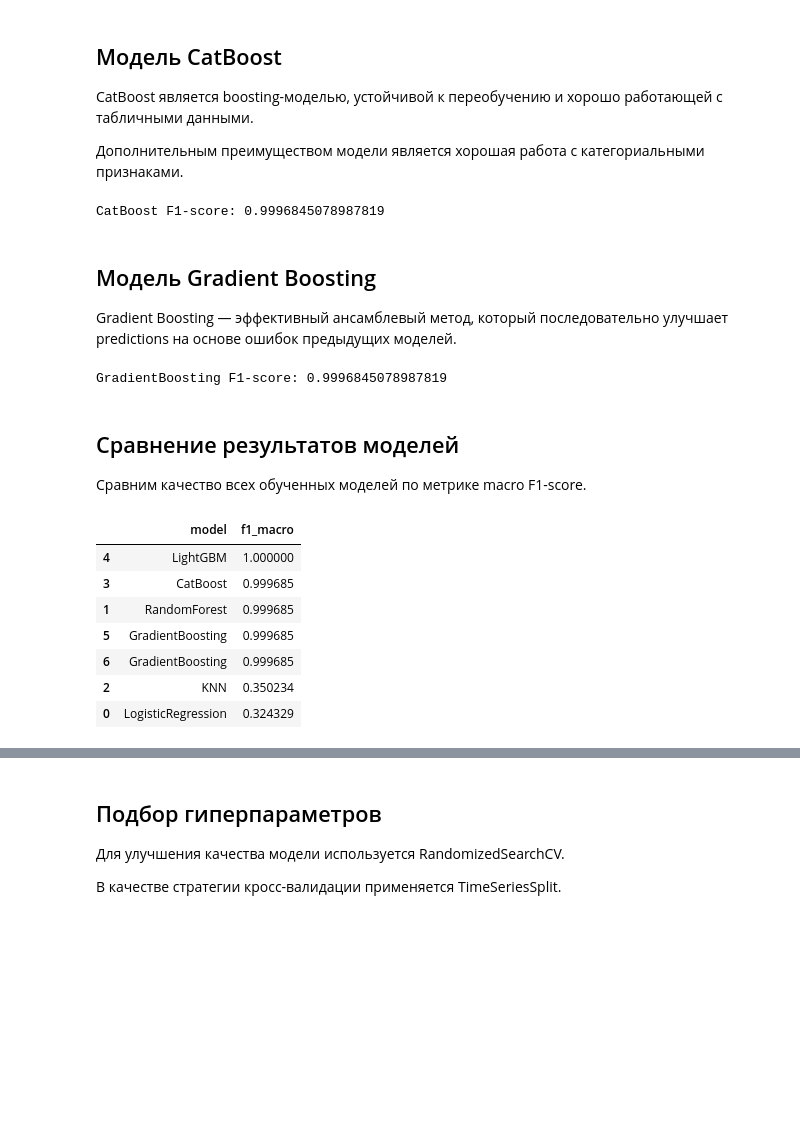
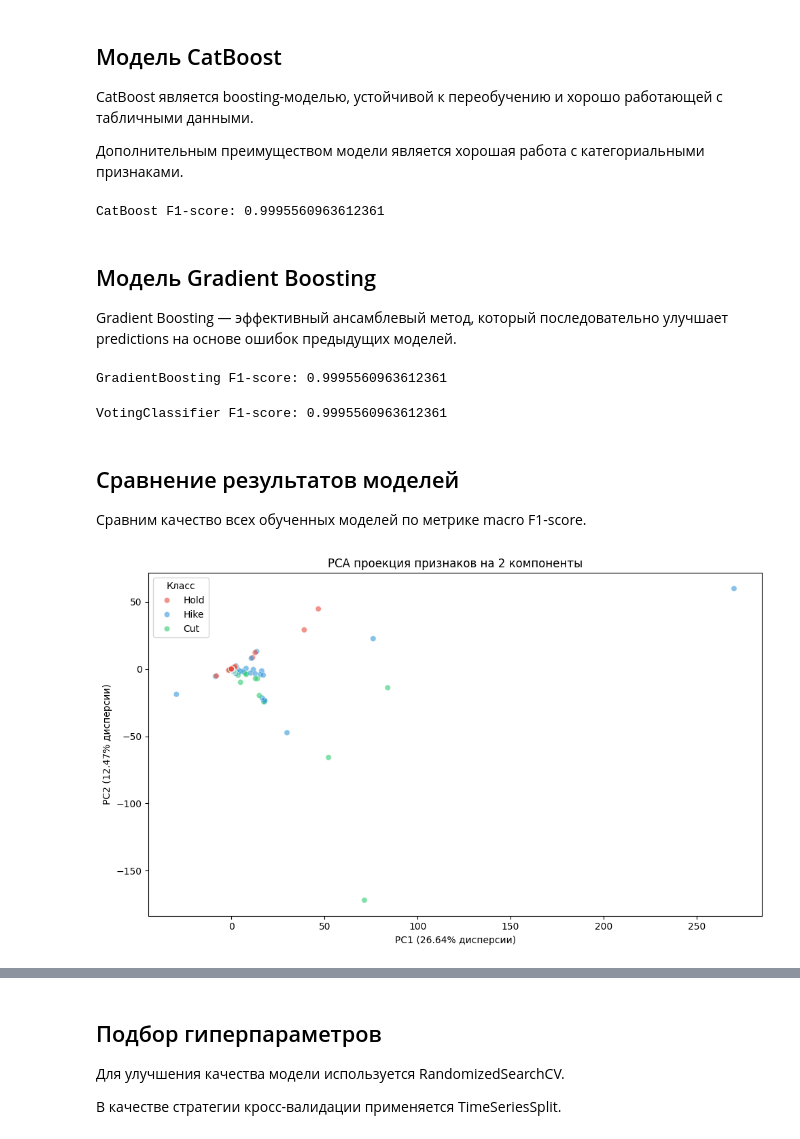
Before and after one commit to hsemlcourse/hseml-group-project-papina, a Jupyter notebook: notebooks/cp2.ipynb, the cells around one changed output, grey strips where cells are left out. Saved outputs shown, nothing was run; the diff lists cells and outputs as text; code cells hidden in the pictures; blank space fills up the shorter version.

```diff
--- a/notebooks/cp2.ipynb
+++ b/notebooks/cp2.ipynb
@@ -274,30 +307,23 @@ cat_model = CatBoostClassifier(
 )
 
 cat_model.fit(X_train, y_train)
-
-cat_preds = cat_model.predict(X_test)
-
-cat_f1 = f1_score(
-    y_test,
-    cat_preds,
-    average="macro"
-)
+cat_preds = cat_model.predict(X_val)
+cat_f1 = f1_score(y_val, cat_preds, average="macro")
 
 results.append({
     "model": "CatBoost",
-    "f1_macro": cat_f1
+    "f1_macro": cat_f1,
+    "comment": "Boosting with categorical-aware model"
 })
 
 print("CatBoost F1-score:", cat_f1)
 # %% [output]
-CatBoost F1-score: 0.9996845078987819
+CatBoost F1-score: 0.9995560963612361
 # %% [markdown]
 ## Модель Gradient Boosting
 
 Gradient Boosting — эффективный ансамблевый метод, который последовательно улучшает predictions на основе ошибок предыдущих моделей.
 # %%
-from sklearn.ensemble import GradientBoostingClassifier
-
 gb_model = GradientBoostingClassifier(
     n_estimators=200,
     learning_rate=0.1,
@@ -306,34 +332,63 @@ gb_model = GradientBoostingClassifier(
 )
 
 gb_model.fit(X_train, y_train)
-gb_preds = gb_model.predict(X_test)
-gb_f1 = f1_score(y_test, gb_preds, average="macro")
+gb_preds = gb_model.predict(X_val)
+gb_f1 = f1_score(y_val, gb_preds, average="macro")
 
 results.append({
     "model": "GradientBoosting",
-    "f1_macro": gb_f1
+    "f1_macro": gb_f1,
+    "comment": "Boosting base model"
 })
 
 print("GradientBoosting F1-score:", gb_f1)
 # %% [output]
-GradientBoosting F1-score: 0.9996845078987819
+GradientBoosting F1-score: 0.9995560963612361
+# %%
+voting_model = VotingClassifier(
+    estimators=[
+        ("rf", rf_model),
+        ("gb", gb_model),
+        ("cat", cat_model)
+    ],
+    voting="soft"
+)
+
+voting_model.fit(X_train, y_train)
+voting_preds = voting_model.predict(X_val)
+voting_f1 = f1_score(y_val, voting_preds, average="macro")
+
+results.append({
+    "model": "VotingClassifier",
+    "f1_macro": voting_f1,
+    "comment": "Soft voting ensemble"
+})
+
+print("VotingClassifier F1-score:", voting_f1)
+# %% [output]
+VotingClassifier F1-score: 0.9995560963612361
 # %% [markdown]
 ## Сравнение результатов моделей
 
 Сравним качество всех обученных моделей по метрике macro F1-score.
 # %%
-results_df = pd.DataFrame(results)
+scaled_features = StandardScaler().fit_transform(X_train)
+pca = PCA(n_components=2, random_state=RANDOM_SEED)
+X_pca = pca.fit_transform(scaled_features)
 
-results_df.sort_values(
-    by="f1_macro",
-    ascending=False
+plt.figure(figsize=(10, 6))
+sns.scatterplot(
+    x=X_pca[:, 0],
+    y=X_pca[:, 1],
+    hue=y_train.map({0: 'Hike', 1: 'Hold', 2: 'Cut'}),
+    palette=['#e74c3c', '#3498db', '#2ecc71'],
+    alpha=0.6
 )
+plt.title('PCA проекция признаков на 2 компоненты')
+plt.xlabel(f'PC1 ({pca.explained_variance_ratio_[0]:.2%} дисперсии)')
+plt.ylabel(f'PC2 ({pca.explained_variance_ratio_[1]:.2%} дисперсии)')
+plt.legend(title='Класс')
+plt.tight_layout()
+plt.show()
 # %% [output]
-|  | model | f1_macro |
-| 4 | LightGBM | 1.000000 |
-| 3 | CatBoost | 0.999685 |
-| 1 | RandomForest | 0.999685 |
-| 5 | GradientBoosting | 0.999685 |
-| 6 | GradientBoosting | 0.999685 |
-| 2 | KNN | 0.350234 |
-| 0 | LogisticRegression | 0.324329 |
+[figure, added]
```
Also changed, not shown: parts of 15 cells of this notebook, 8 other files.
